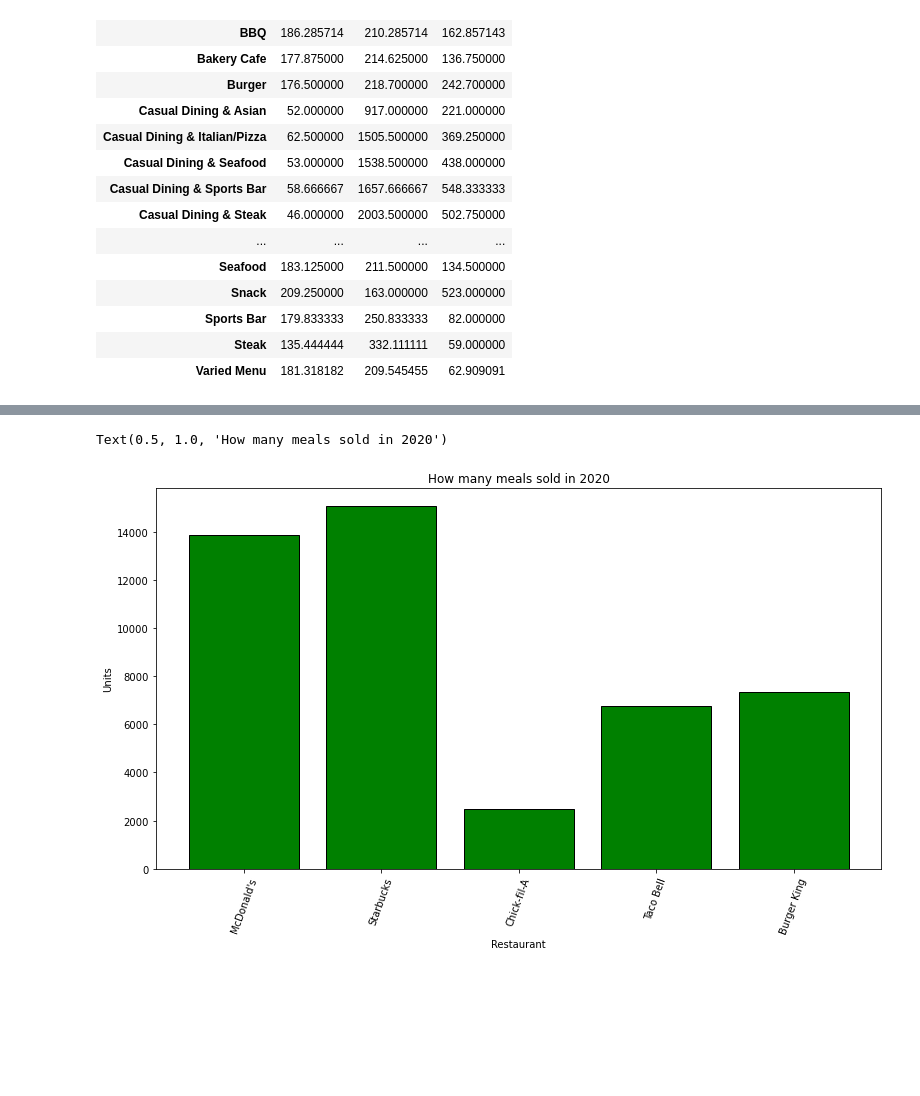
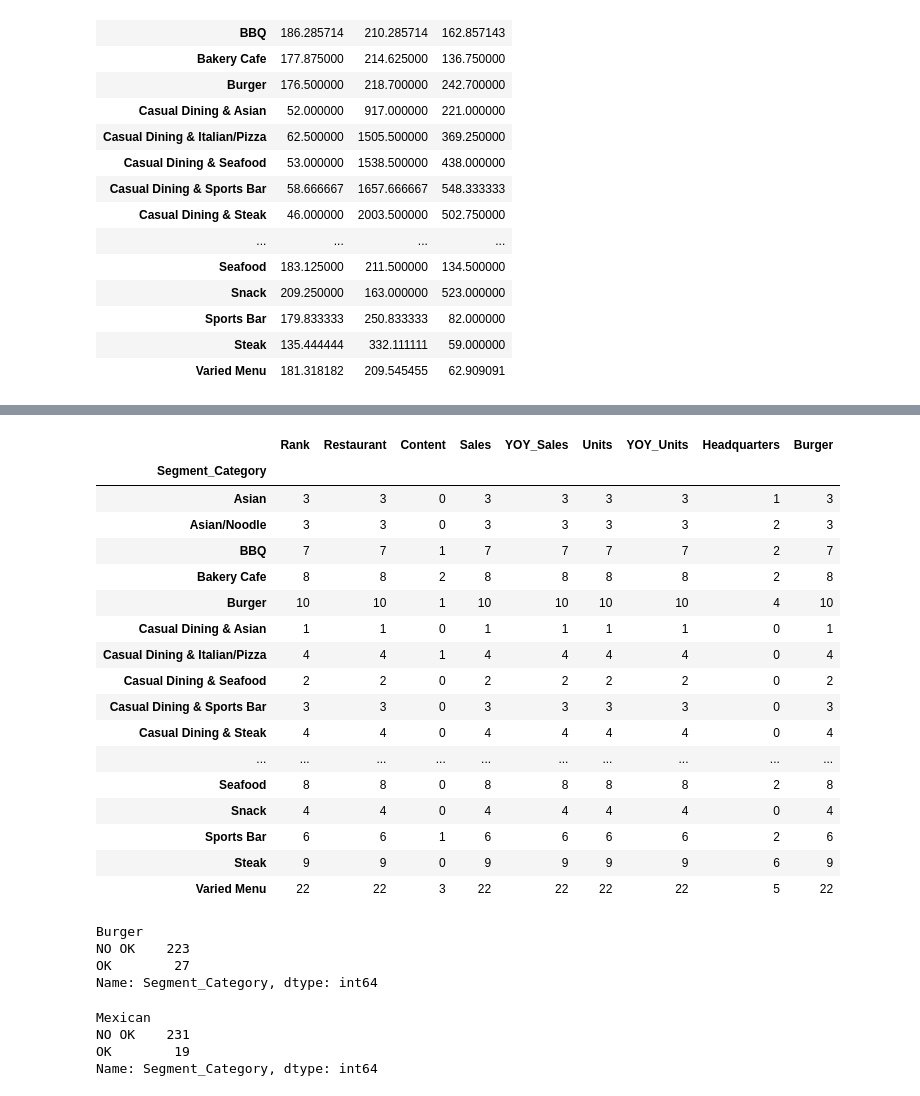
Before and after one commit to lukaszplatos/DataIntro, a Jupyter notebook: MyProject.ipynb, the cells around one changed output, grey strips where cells are left out. Cells and saved outputs as stored; diff of their text form; code cells hidden in the pictures; blank space fills up the shorter version.

```diff
--- a/MyProject.ipynb
+++ b/MyProject.ipynb
@@ -326,10 +289,40 @@ Text(0.5, 1.0, 'Value of sales firs five Restaurants in bln in 2020')
-# %%
-fig, ax = plt.subplots(figsize=(13,7))
-ax.bar(top2["Restaurant"], top2['Units'], color="g", edgecolor='black')
-ax.set_xticklabels(top2['Restaurant'], rotation=70, fontsize=10)
-ax.set_xlabel('Restaurant')
-ax.set_ylabel('Units')
-ax.set_title('How many meals sold in 2020')
-# %% [output]
-Text(0.5, 1.0, 'How many meals sold in 2020')
-[figure, removed]
+# %%
+top_grouped2 = top.groupby('Segment_Category').count()
+top_grouped2
+# %% [output]
+|  | Rank | Restaurant | Content | Sales | YOY_Sales | Units | YOY_Units | Headquarters | Burger |
+| Segment_Category |  |  |  |  |  |  |  |  |  |
+| Asian | 3 | 3 | 0 | 3 | 3 | 3 | 3 | 1 | 3 |
+| Asian/Noodle | 3 | 3 | 0 | 3 | 3 | 3 | 3 | 2 | 3 |
+| BBQ | 7 | 7 | 1 | 7 | 7 | 7 | 7 | 2 | 7 |
+| Bakery Cafe | 8 | 8 | 2 | 8 | 8 | 8 | 8 | 2 | 8 |
+| Burger | 10 | 10 | 1 | 10 | 10 | 10 | 10 | 4 | 10 |
+| Casual Dining & Asian | 1 | 1 | 0 | 1 | 1 | 1 | 1 | 0 | 1 |
+| Casual Dining & Italian/Pizza | 4 | 4 | 1 | 4 | 4 | 4 | 4 | 0 | 4 |
+| Casual Dining & Seafood | 2 | 2 | 0 | 2 | 2 | 2 | 2 | 0 | 2 |
+| Casual Dining & Sports Bar | 3 | 3 | 0 | 3 | 3 | 3 | 3 | 0 | 3 |
+| Casual Dining & Steak | 4 | 4 | 0 | 4 | 4 | 4 | 4 | 0 | 4 |
+| ... | ... | ... | ... | ... | ... | ... | ... | ... | ... |
+| Seafood | 8 | 8 | 0 | 8 | 8 | 8 | 8 | 2 | 8 |
+| Snack | 4 | 4 | 0 | 4 | 4 | 4 | 4 | 0 | 4 |
+| Sports Bar | 6 | 6 | 1 | 6 | 6 | 6 | 6 | 2 | 6 |
+| Steak | 9 | 9 | 0 | 9 | 9 | 9 | 9 | 6 | 9 |
+| Varied Menu | 22 | 22 | 3 | 22 | 22 | 22 | 22 | 5 | 22 |
+# %%
+# Grouping by restaurant served burgers
+burger = top['Segment_Category']. groupby(top['Burger']).count()
+burger
+# %% [output]
+Burger
+NO OK    223
+OK        27
+Name: Segment_Category, dtype: int64
+# %%
+# Grouping by restaurant served Mexican food
+mex = top['Segment_Category']. groupby(top['Mexican']).count()
+mex
+# %% [output]
+Mexican
+NO OK    231
+OK        19
+Name: Segment_Category, dtype: int64
```
Also changed, not shown: parts of 9 cells of this notebook.
